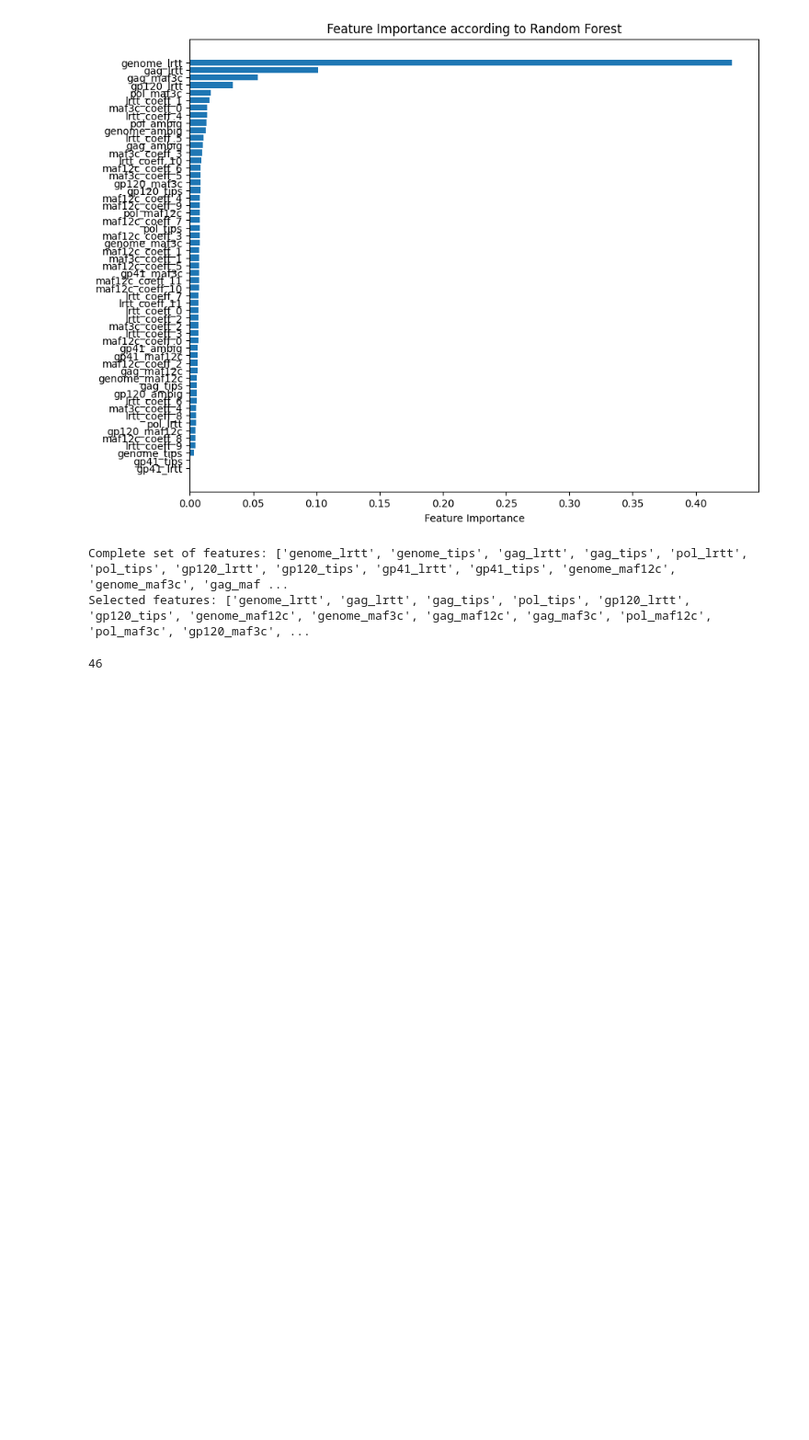
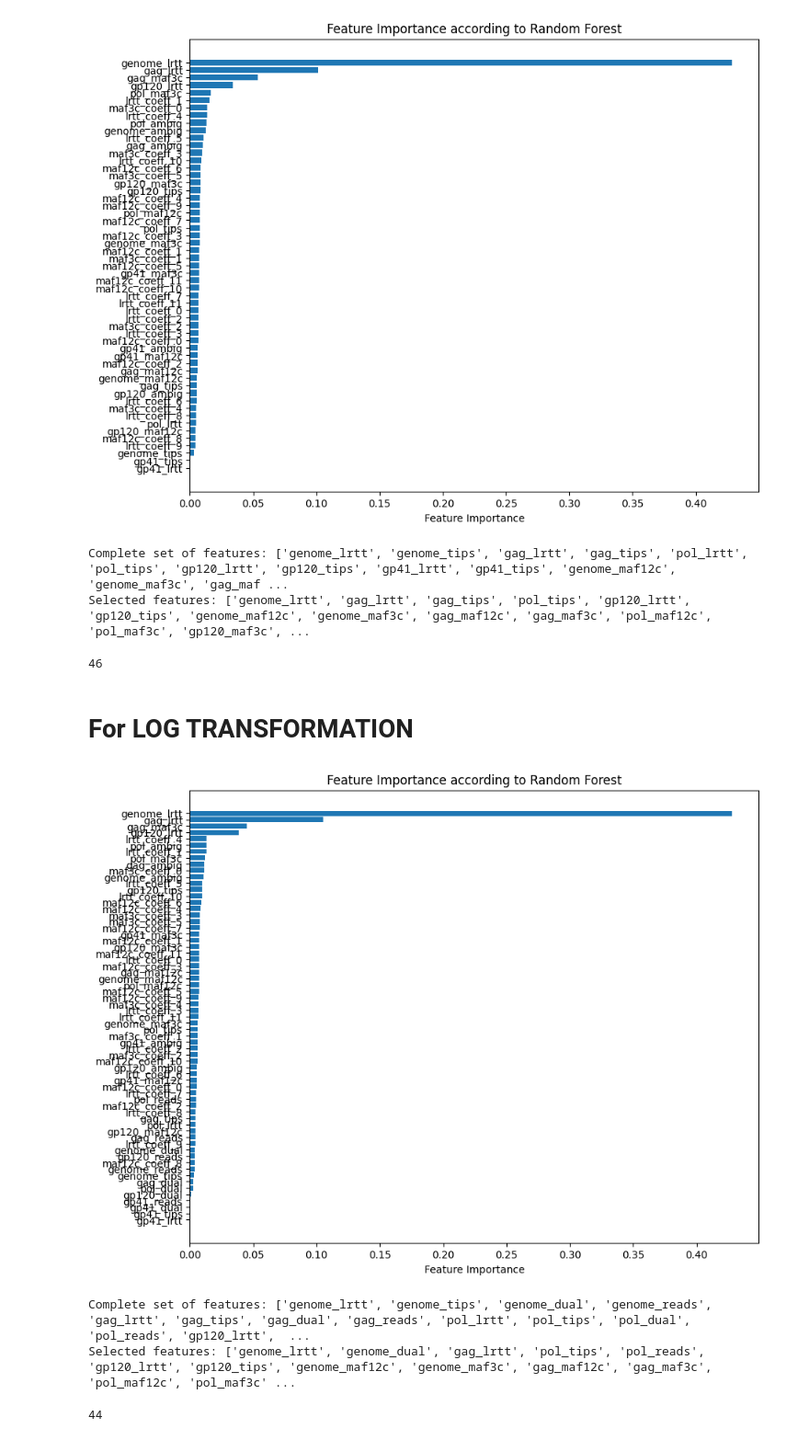
Before and after one commit to andreawickman/ic_research_project, a Jupyter notebook: 5_feature_selection_predictive_model.ipynb, the cells around one changed output. Shown at 92% size. Drawn from its saved outputs; the diff is of its cells as text; code cells hidden in the pictures; blank space fills up the shorter version.

```diff
--- a/5_feature_selection_predictive_model.ipynb
+++ b/5_feature_selection_predictive_model.ipynb
@@ -56,3 +56,29 @@ Selected features: ['genome_lrtt', 'gag_lrtt', 'gag_tips', 'pol_tips', 'gp120_lr
 len(selected_features) #46 of 55
 # %% [output]
 46
+# %% [markdown]
+# For LOG TRANSFORMATION
+# %%
+#LOAD DATASETS
+train = pd.read_csv('./data/derived/feature_selection/training_data_with_dual.csv', index_col=0)
+test = pd.read_csv('./data/derived/feature_selection/test_data_with_dual.csv', index_col=0)
+combined = pd.concat([train, test])
+
+# Convert TSI_days to TSI_years
+combined['TSI_years'] = combined['TSI_days'] / 365
+# Transform TSI_years using the square root
+combined['log_TSI_years'] = np.log1p(combined['TSI_years'])
+
+#DEFINE X AND Y
+X_train = combined.drop(columns=['log_TSI_years', 'TSI_years', 'TSI_category', 'TSI_days', 'RENAME_ID'])
+y_train = combined['log_TSI_years']
+# %%
+selected_features_log = feature_selection_and_plot(X_train, y_train, model_type = RandomForestRegressor, output_path= './outputs/features/feature_importance_regressor_log.png')
+# %% [output]
+[figure, added]
+Complete set of features: ['genome_lrtt', 'genome_tips', 'genome_dual', 'genome_reads', 'gag_lrtt', 'gag_tips', 'gag_dual', 'gag_reads', 'pol_lrtt', 'pol_tips', 'pol_dual', 'pol_reads', 'gp120_lrtt',  ...
+Selected features: ['genome_lrtt', 'genome_dual', 'gag_lrtt', 'pol_tips', 'pol_reads', 'gp120_lrtt', 'gp120_tips', 'genome_maf12c', 'genome_maf3c', 'gag_maf12c', 'gag_maf3c', 'pol_maf12c', 'pol_maf3c' ...
+# %%
+len(selected_features_log)
+# %% [output]
+44
```
Also changed, not shown: 6 other files.
